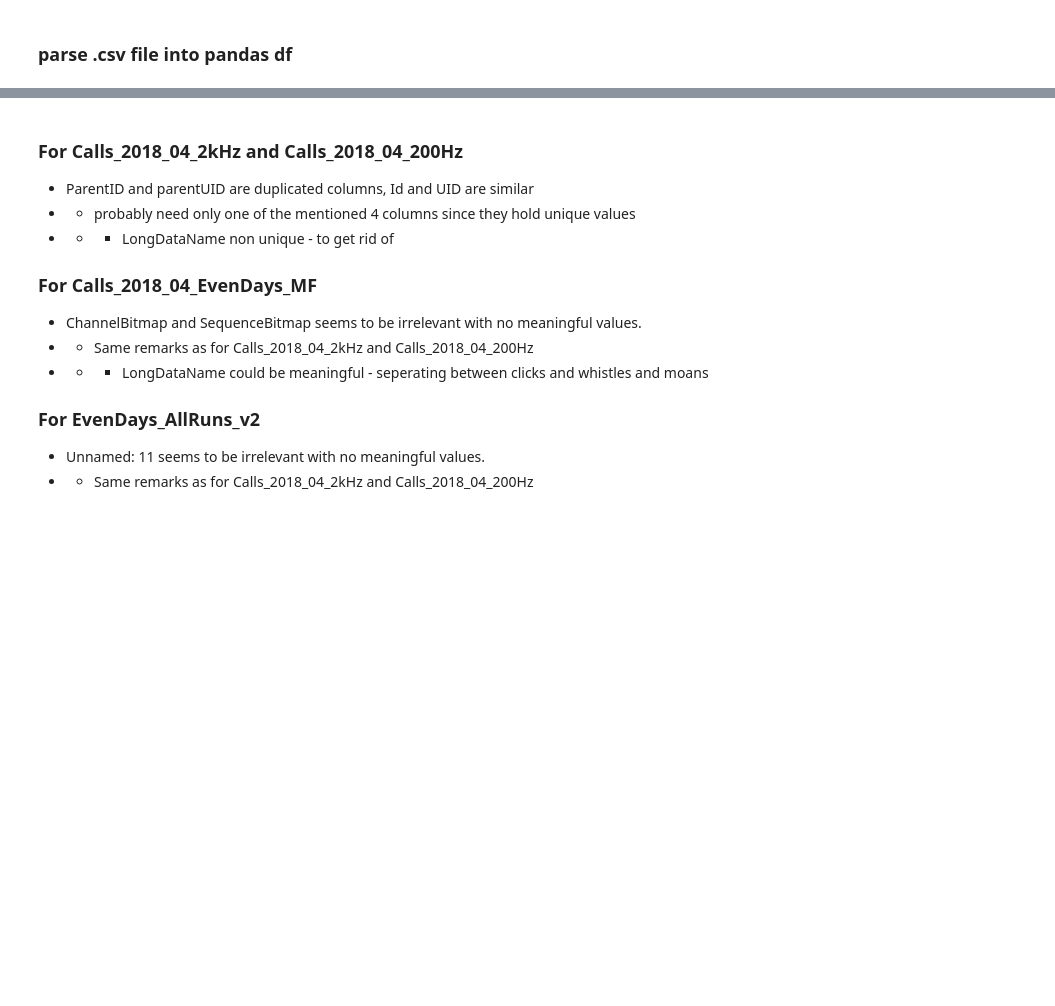
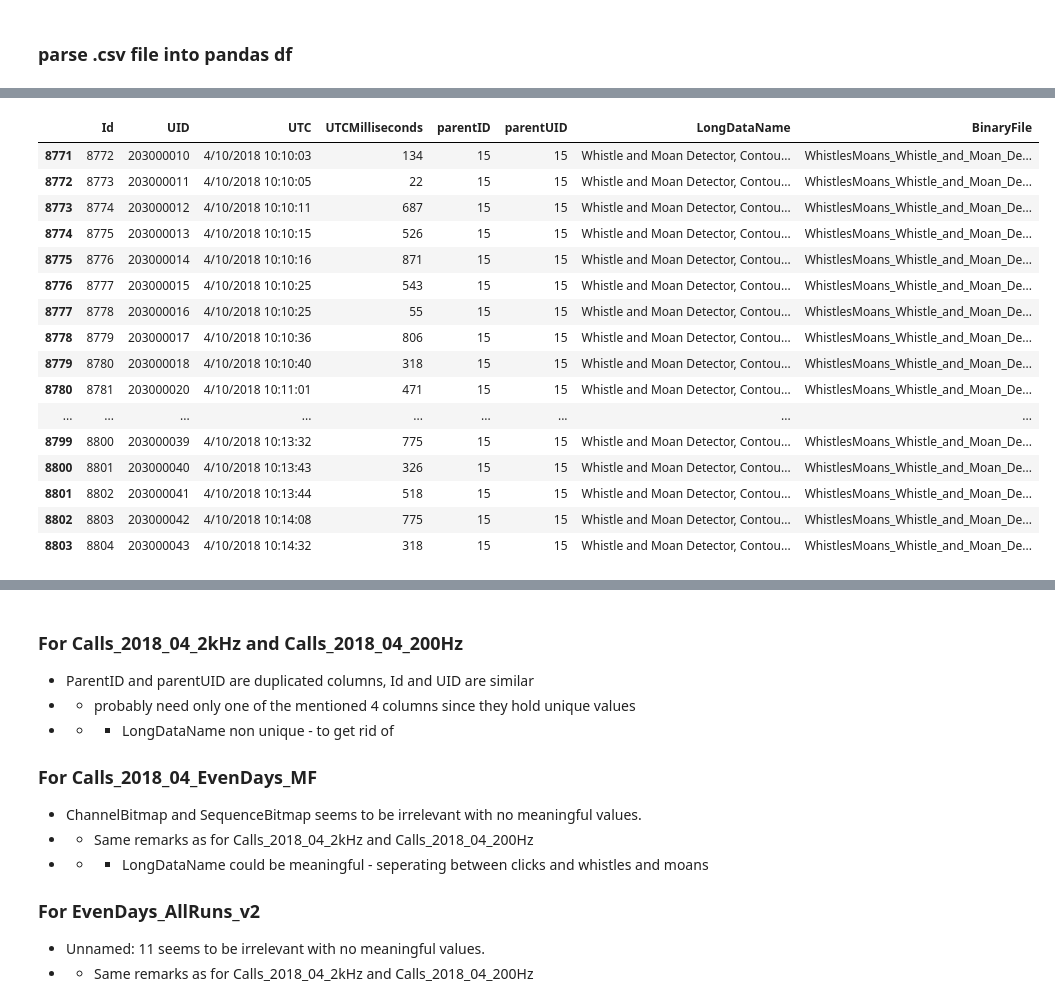
Before and after one commit to deep-voice/soundbay, a Jupyter notebook: datasets/multispecies_DS_EDA/Multispecies_DS_EDA.ipynb, the cells around one changed output, grey strips where cells are left out. Saved outputs shown, nothing was run; the diff lists cells and outputs as text; code cells hidden in the pictures; blank space fills up the shorter version.

```diff
--- a/datasets/multispecies_DS_EDA/Multispecies_DS_EDA.ipynb
+++ b/datasets/multispecies_DS_EDA/Multispecies_DS_EDA.ipynb
@@ -100,0 +110,20 @@ Calls_2018_04_EvenDays_MF.head(20)
+# %%
+Calls_2018_04_2kHz[Calls_2018_04_2kHz['parentUID']==15].loc[8771:]
+# %% [output]
+|  | Id | UID | UTC | UTCMilliseconds | parentID | parentUID | LongDataName | BinaryFile |
+| 8771 | 8772 | 203000010 | 4/10/2018 10:10:03 | 134 | 15 | 15 | Whistle and Moan Detector, Contou... | WhistlesMoans_Whistle_and_Moan_De... |
+| 8772 | 8773 | 203000011 | 4/10/2018 10:10:05 | 22 | 15 | 15 | Whistle and Moan Detector, Contou... | WhistlesMoans_Whistle_and_Moan_De... |
+| 8773 | 8774 | 203000012 | 4/10/2018 10:10:11 | 687 | 15 | 15 | Whistle and Moan Detector, Contou... | WhistlesMoans_Whistle_and_Moan_De... |
+| 8774 | 8775 | 203000013 | 4/10/2018 10:10:15 | 526 | 15 | 15 | Whistle and Moan Detector, Contou... | WhistlesMoans_Whistle_and_Moan_De... |
+| 8775 | 8776 | 203000014 | 4/10/2018 10:10:16 | 871 | 15 | 15 | Whistle and Moan Detector, Contou... | WhistlesMoans_Whistle_and_Moan_De... |
+| 8776 | 8777 | 203000015 | 4/10/2018 10:10:25 | 543 | 15 | 15 | Whistle and Moan Detector, Contou... | WhistlesMoans_Whistle_and_Moan_De... |
+| 8777 | 8778 | 203000016 | 4/10/2018 10:10:25 | 55 | 15 | 15 | Whistle and Moan Detector, Contou... | WhistlesMoans_Whistle_and_Moan_De... |
+| 8778 | 8779 | 203000017 | 4/10/2018 10:10:36 | 806 | 15 | 15 | Whistle and Moan Detector, Contou... | WhistlesMoans_Whistle_and_Moan_De... |
+| 8779 | 8780 | 203000018 | 4/10/2018 10:10:40 | 318 | 15 | 15 | Whistle and Moan Detector, Contou... | WhistlesMoans_Whistle_and_Moan_De... |
+| 8780 | 8781 | 203000020 | 4/10/2018 10:11:01 | 471 | 15 | 15 | Whistle and Moan Detector, Contou... | WhistlesMoans_Whistle_and_Moan_De... |
+| ... | ... | ... | ... | ... | ... | ... | ... | ... |
+| 8799 | 8800 | 203000039 | 4/10/2018 10:13:32 | 775 | 15 | 15 | Whistle and Moan Detector, Contou... | WhistlesMoans_Whistle_and_Moan_De... |
+| 8800 | 8801 | 203000040 | 4/10/2018 10:13:43 | 326 | 15 | 15 | Whistle and Moan Detector, Contou... | WhistlesMoans_Whistle_and_Moan_De... |
+| 8801 | 8802 | 203000041 | 4/10/2018 10:13:44 | 518 | 15 | 15 | Whistle and Moan Detector, Contou... | WhistlesMoans_Whistle_and_Moan_De... |
+| 8802 | 8803 | 203000042 | 4/10/2018 10:14:08 | 775 | 15 | 15 | Whistle and Moan Detector, Contou... | WhistlesMoans_Whistle_and_Moan_De... |
+| 8803 | 8804 | 203000043 | 4/10/2018 10:14:32 | 318 | 15 | 15 | Whistle and Moan Detector, Contou... | WhistlesMoans_Whistle_and_Moan_De... |
```
Also changed, not shown: parts of 11 cells of this notebook.
